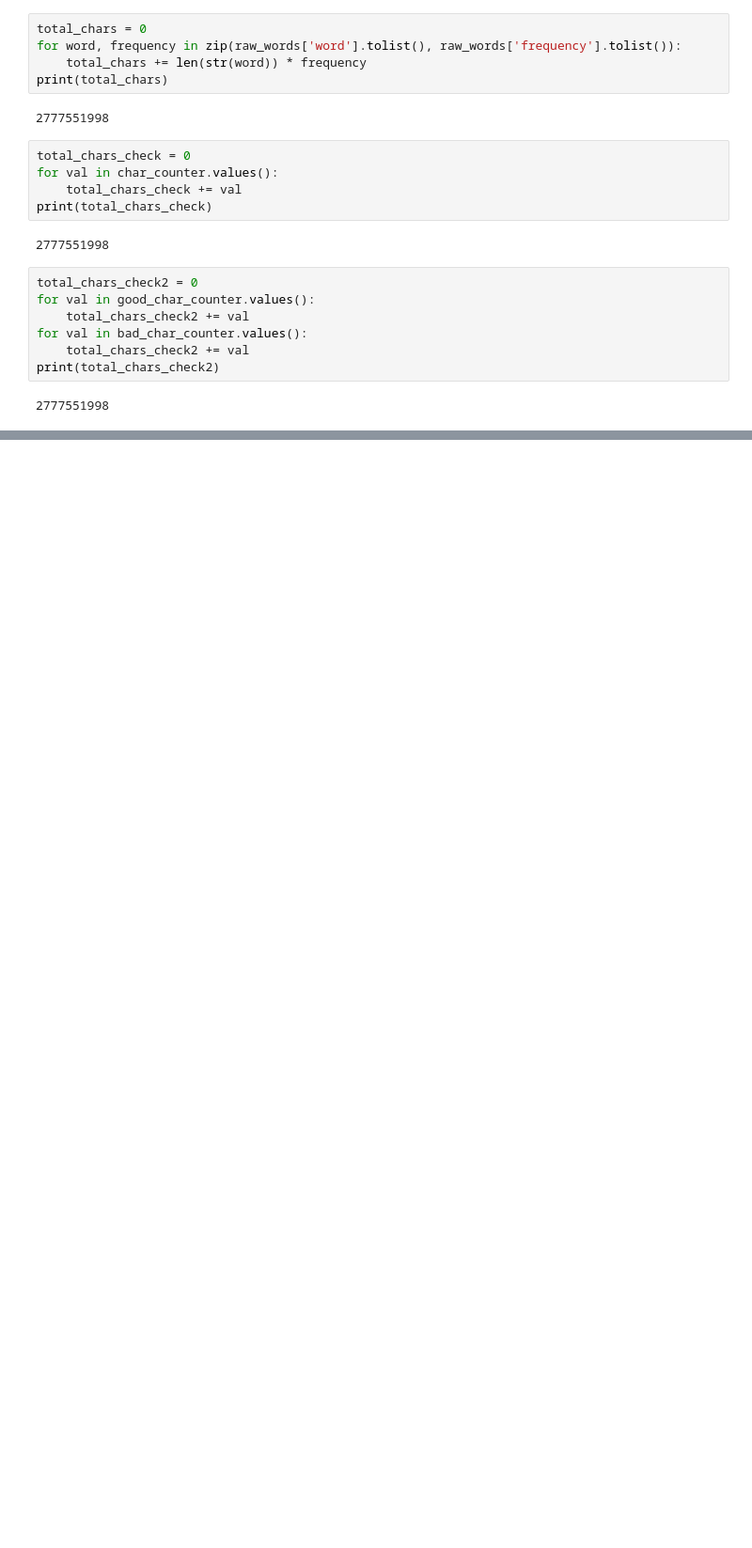
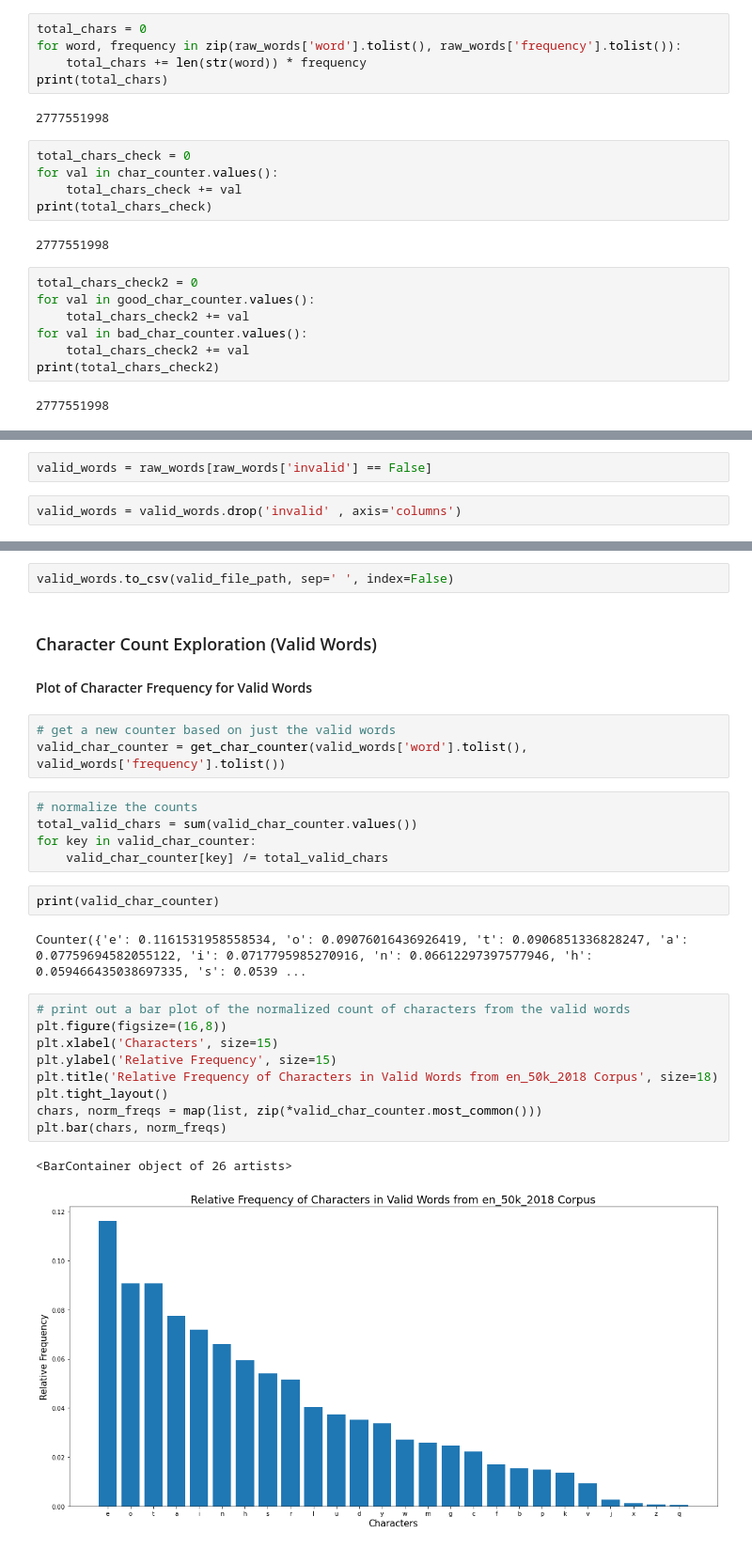
Before and after one commit to nategivens/LexGen, a Jupyter notebook: en_50k_2018-ingestion.ipynb, the cells around one changed output, grey strips where cells are left out. Shown at 94% size. Drawn from its saved outputs; the diff is of its cells as text; blank space fills up the shorter version.

Commit message:
frequency analysis on en_50k_2018

```diff
--- a/en_50k_2018-ingestion.ipynb
+++ b/en_50k_2018-ingestion.ipynb
@@ -136,0 +162,4 @@ print(total_chars_check2)
+# %%
+valid_words = raw_words[raw_words['invalid'] == False]
+# %%
+valid_words = valid_words.drop('invalid' , axis='columns')
@@ -136,0 +172,30 @@ print(total_chars_check2)
+# %%
+valid_words.to_csv(valid_file_path, sep=' ', index=False)
+# %% [markdown]
+### Character Count Exploration (Valid Words)
+
+#### Plot of Character Frequency for Valid Words
+# %%
+# get a new counter based on just the valid words
+valid_char_counter = get_char_counter(valid_words['word'].tolist(), valid_words['frequency'].tolist())
+# %%
+# normalize the counts
+total_valid_chars = sum(valid_char_counter.values())
+for key in valid_char_counter:
+    valid_char_counter[key] /= total_valid_chars
+# %%
+print(valid_char_counter)
+# %% [output]
+Counter({'e': 0.1161531958558534, 'o': 0.09076016436926419, 't': 0.0906851336828247, 'a': 0.07759694582055122, 'i': 0.0717795985270916, 'n': 0.06612297397577946, 'h': 0.059466435038697335, 's': 0.0539 ...
+# %%
+# print out a bar plot of the normalized count of characters from the valid words
+plt.figure(figsize=(16,8))
+plt.xlabel('Characters', size=15)
+plt.ylabel('Relative Frequency', size=15)
+plt.title('Relative Frequency of Characters in Valid Words from en_50k_2018 Corpus', size=18)
+plt.tight_layout()
+chars, norm_freqs = map(list, zip(*valid_char_counter.most_common()))
+plt.bar(chars, norm_freqs)
+# %% [output]
+<BarContainer object of 26 artists>
+[figure, added]
```
Also changed, not shown: parts of 15 cells of this notebook, 2 other files.
